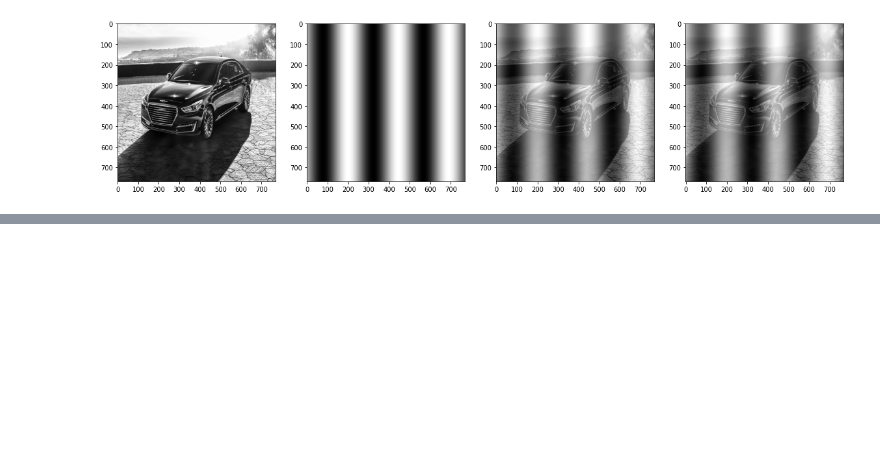
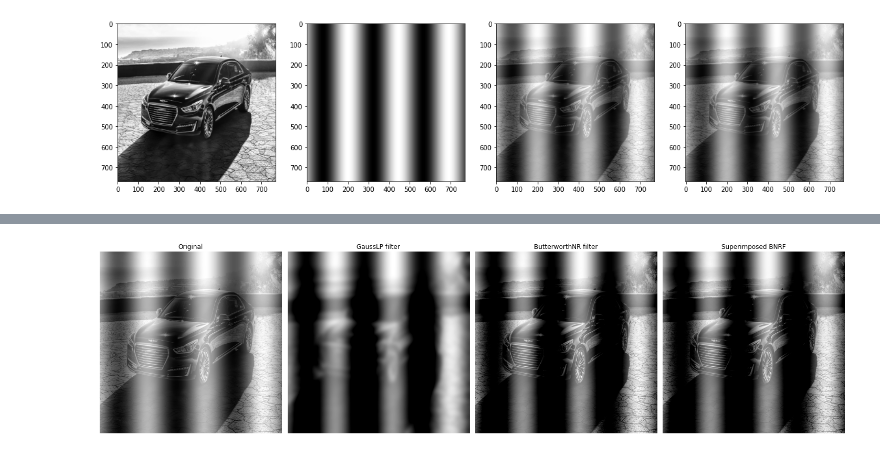
Before and after one commit to mckang6113875/AP_Test_OPEN, a Jupyter notebook: Image_Noise_Canceling_edit1.ipynb, the cells around one changed output, grey strips where cells are left out. Cells and saved outputs as stored; diff of their text form; code cells hidden in the pictures; blank space fills up the shorter version.

```diff
--- a/Image_Noise_Canceling_edit1.ipynb
+++ b/Image_Noise_Canceling_edit1.ipynb
@@ -168,0 +184,88 @@ plt.show()
+# %%
+def gaussLowPassFilter(shape, radius=10):  # Gaussian low pass filter
+        u, v = np.mgrid[-1:1:2.0 / shape[0], -1:1:2.0 / shape[1]]
+        D = np.sqrt(u ** 2 + v ** 2)
+        D0 = radius / shape[0]
+        kernel = np.exp(- (D ** 2) / (2 * D0 ** 2))
+        return kernel
+
+def butterworthNRFilter(shape, radius=9, uk=60, vk=80, n=2):  # Butterworth notch band stop filter
+        M, N = shape[1], shape[0]
+        u, v = np.meshgrid(np.arange(M), np.arange(N))
+        Dm = np.sqrt((u - M // 2 - uk) ** 2 + (v - N // 2 - vk) ** 2)
+        Dp = np.sqrt((u - M // 2 + uk) ** 2 + (v - N // 2 + vk) ** 2)
+        D0 = radius
+        n2 = n * 2
+        kernel = (1 / (1 + (D0 / (Dm + 1e-6)) ** n2)) * (1 / (1 + (D0 / (Dp + 1e-6)) ** n2))
+        return kernel
+
+def imgFrequencyFilter(img, lpTyper="GaussLP", radius=10):
+        normalize = lambda x: (x - x.min()) / (x.max() - x.min() + 1e-8)
+
+        # (1) Edge fill
+        imgPad = np.pad(img, ((0, img.shape[0]), (0, img.shape[1])), mode="reflect")
+        # (2) Centralization: F (x, y) * - 1 ^ (x + y)
+        mask = np.ones(imgPad.shape)
+        mask[1::2, ::2] = -1
+        mask[::2, 1::2] = -1
+        imgPadCen = imgPad * mask
+        # (3) Fourier transform
+        fft = np.fft.fft2(imgPadCen)
+
+        # (4) Construct the frequency domain filter transfer function:
+        if lpTyper == "GaussLP":
+            print(lpTyper)
+            freFilter = gaussLowPassFilter(imgPad.shape, radius=60)
+        elif lpTyper == "GaussHP":
+            freFilter = gaussLowPassFilter(imgPad.shape, radius=60)
+        elif lpTyper == "ButterworthNR":
+            print(lpTyper)
+            freFilter = butterworthNRFilter(imgPad.shape, radius=9, uk=60, vk=80, n=2)  # Butterworth notch band stop filter
+        elif lpTyper == "MButterworthNR":
+            print(lpTyper)
+            BNRF1 = butterworthNRFilter(imgPad.shape, radius=9, uk=60, vk=80, n=2)  # Butterworth notch band stop filter
+            BNRF2 = butterworthNRFilter(imgPad.shape, radius=9, uk=-60, vk=80, n=2)
+            BNRF3 = butterworthNRFilter(imgPad.shape, radius=9, uk=60, vk=160, n=2)
+            BNRF4 = butterworthNRFilter(imgPad.shape, radius=9, uk=-60, vk=160, n=2)
+            freFilter = BNRF1 * BNRF2 * BNRF3 * BNRF4
+        else:
+            print("Error of unknown filter")
+            return -1
+
+        # (5) Modify Fourier transform in frequency domain: Fourier transform point multiplication filter transfer function
+        freTrans = fft * freFilter
+        # (6) Inverse Fourier transform
+        ifft = np.fft.ifft2(freTrans)
+        # (7) Decentralized inverse transform image
+        M, N = img.shape[:2]
+        mask2 = np.ones(imgPad.shape)
+        mask2[1::2, ::2] = -1
+        mask2[::2, 1::2] = -1
+        ifftCenPad = ifft.real * mask2
+        # (8) Intercept the upper left corner, the size is equal to the input image
+        imgFilter = ifftCenPad[:M, :N]
+        imgFilter = np.clip(imgFilter, 0, imgFilter.max())
+        imgFilter = np.uint8(normalize(imgFilter) * 255)
+        return imgFilter
+
+# Using notch filtering to delete moire patterns in digital printed images
+# (1) Read original image
+img = img #cv2.imread("../images/Fig0464a.tif", flags=0)  # flags=0 read as grayscale image
+fig = plt.figure(figsize=(20, 15))
+plt.subplot(141), plt.title("Original"), plt.axis('off'), plt.imshow(img, cmap='gray')
+
+# (2) Image Gaussian low pass filtering
+imgGLPF = imgFrequencyFilter(img, lpTyper="GaussLP", radius=30)  # Image Gaussian low pass filtering
+plt.subplot(142), plt.title("GaussLP filter"), plt.axis('off'), plt.imshow(imgGLPF, cmap='gray')
+
+# (3) Image Butterworth notch band stop filtering
+imgBNRF = imgFrequencyFilter(img, lpTyper="ButterworthNR", radius=9)
+plt.subplot(143), plt.title("ButterworthNR filter"), plt.axis('off'), plt.imshow(imgBNRF, cmap='gray')
+
+# (4) Superimposed Butterworth notch band stop filtering
+imgSBNRF = imgFrequencyFilter(img, lpTyper="MButterworthNR", radius=9)
+plt.subplot(144), plt.title("Superimposed BNRF"), plt.axis('off'), plt.imshow(imgSBNRF, cmap='gray')
+
+plt.tight_layout()
+plt.show()
+# %% [output]
@@ -168,0 +275 @@ plt.show()
+[figure, added]
```
Also changed, not shown: parts of 3 cells of this notebook.
